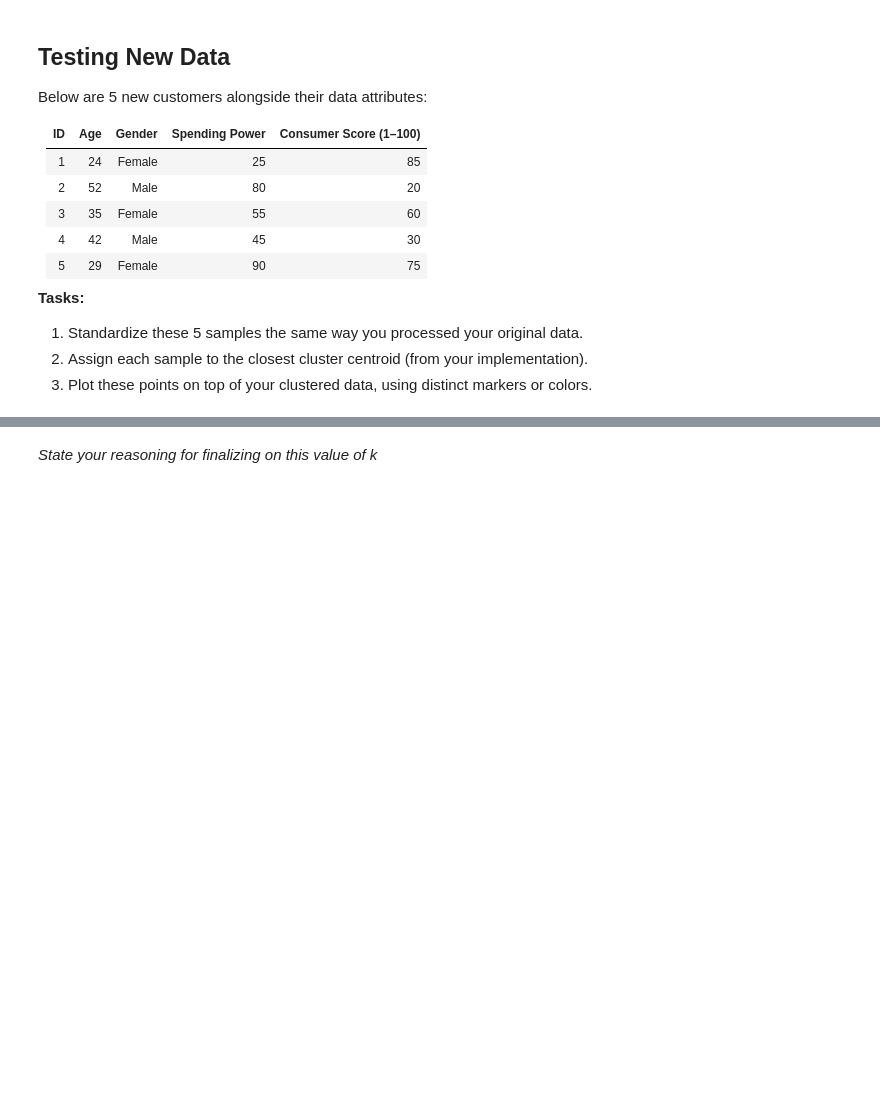
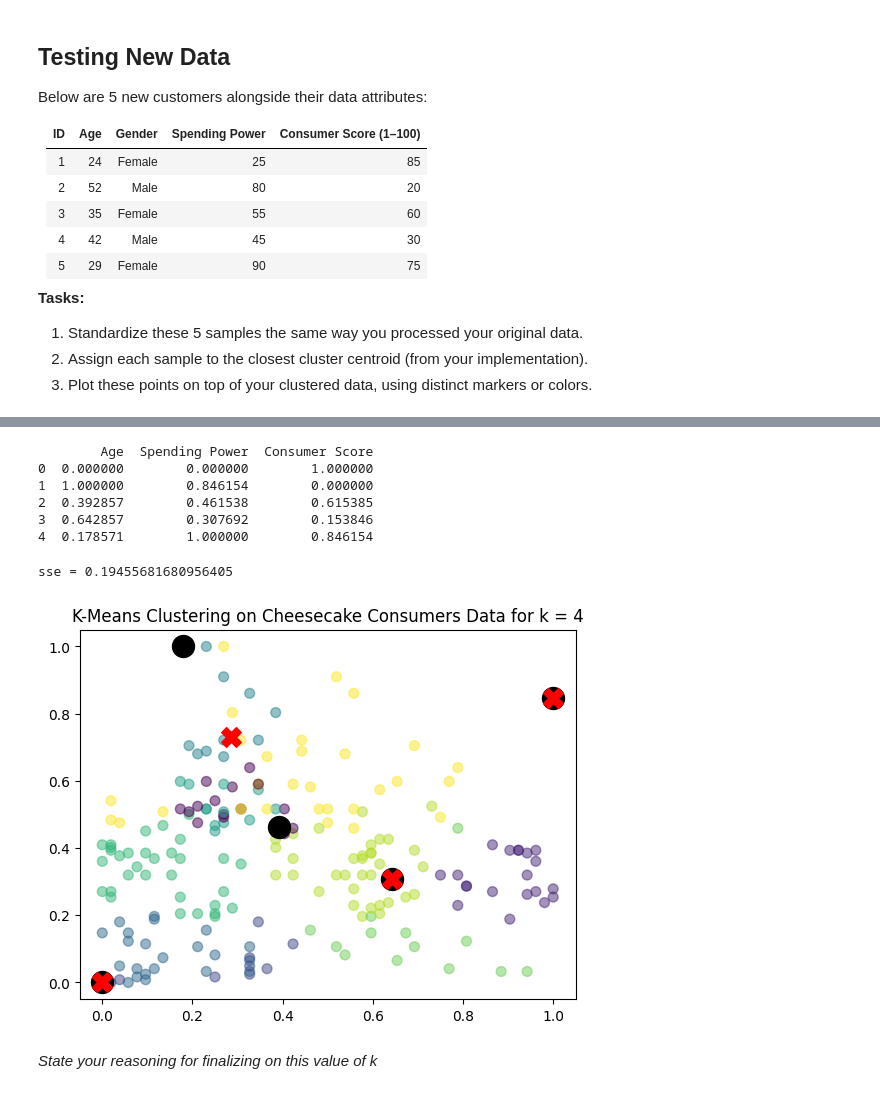
Before and after one commit to 7sr7/Intro-to-AI-HW2, a Jupyter notebook: Silvestre_Intro_to_AI_HW_2.ipynb, the cells around one changed output, grey strips where cells are left out. Saved outputs shown, nothing was run; the diff lists cells and outputs as text; code cells hidden in the pictures; blank space fills up the shorter version.

```diff
--- a/Silvestre_Intro_to_AI_HW_2.ipynb
+++ b/Silvestre_Intro_to_AI_HW_2.ipynb
@@ -976,3 +1030,65 @@ Below are 5 new customers alongside their data attributes:
+# %%
+# i chose to drop customer number because this is just an increment and i believe
+# it does not tell us anything about how to classify the data in clusters
+#
+# i also ended up dropping gender because of its low standard deviation...
+dfNewDropped = newTestData.drop(columns = ["ID", "Gender"])
+
+
+# normalizing the features...
+scaler = MinMaxScaler()
+normalizedNew = scaler.fit_transform(dfNewDropped)
+
+dfNewFin = pd.DataFrame(normalizedNew, columns=dfNewDropped.columns)
+
+print(dfNewFin.head(5))
+# %% [output]
+        Age  Spending Power  Consumer Score
+0  0.000000        0.000000        1.000000
+1  1.000000        0.846154        0.000000
+2  0.392857        0.461538        0.615385
+3  0.642857        0.307692        0.153846
+4  0.178571        1.000000        0.846154
+# %%
+# initialization...
+k = 4
+x_trainNew = dfNewFin.to_numpy()
+maxItr = 100
+tol = 1e-4
+
+
+# running k-means algorithm...
+labelsNew, centroidsNew = kmeans(x_trainNew, k, maxItr, tol)
+
+
+# calculating SSE (to be used in determining best k value)...
+distancesNew = np.linalg.norm(x_trainNew[:, np.newaxis] - centroidsNew, axis=2)
+minDistNew = np.min(distancesNew, axis=1)
+sseNew = np.sum(minDistNew ** 2)
+
+
+# results
+print(f"sse = {sseNew}")
+
+
+# plotting all the points...
+plt.scatter(x_train[:, 0], x_train[:, 1], c=labels, cmap='viridis', s=50, alpha=0.5, label='Original Data')
+
+# plotting all the new points...
+plt.scatter(x_trainNew[:,0], x_trainNew[:,1], c='black', s=250, cmap="viridis")
+
+# plotting the centroids...
+plt.scatter(centroidsNew[:, 0], centroidsNew[:, 1], c='red', s=200, marker='X', label='Centroids', cmap = "viridis")
+
+
+# plt.xlabel("Spending power")
+# plt.ylabel("Age")
+graphTitle = "K-Means Clustering on Cheesecake Consumers Data for k = " + str(k)
+plt.title(graphTitle)
+plt.show()
+# %% [output]
+sse = 0.19455681680956405
+[figure, added]
 # %% [markdown]
 *State your reasoning for finalizing on this value of k*
 # %% [markdown]
```
Also changed, not shown: parts of 14 cells of this notebook.
